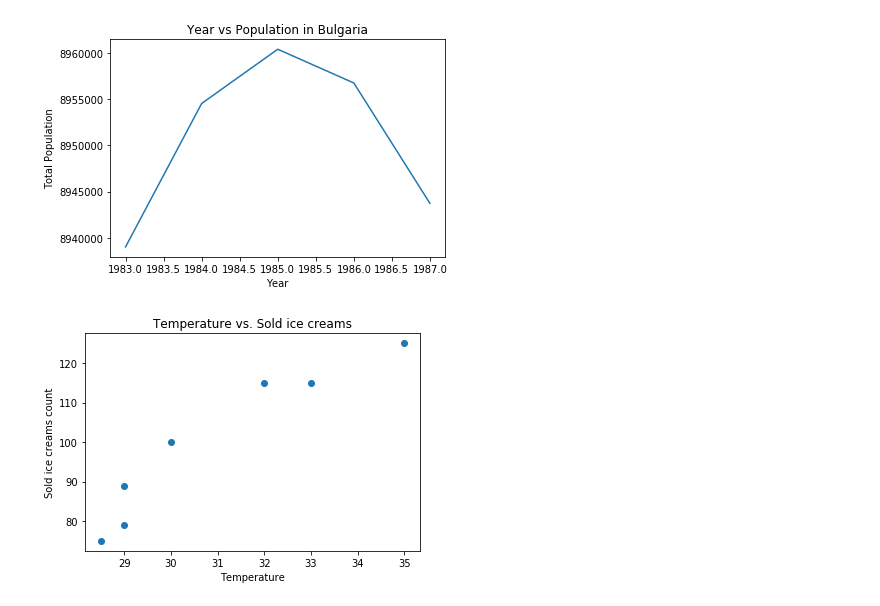
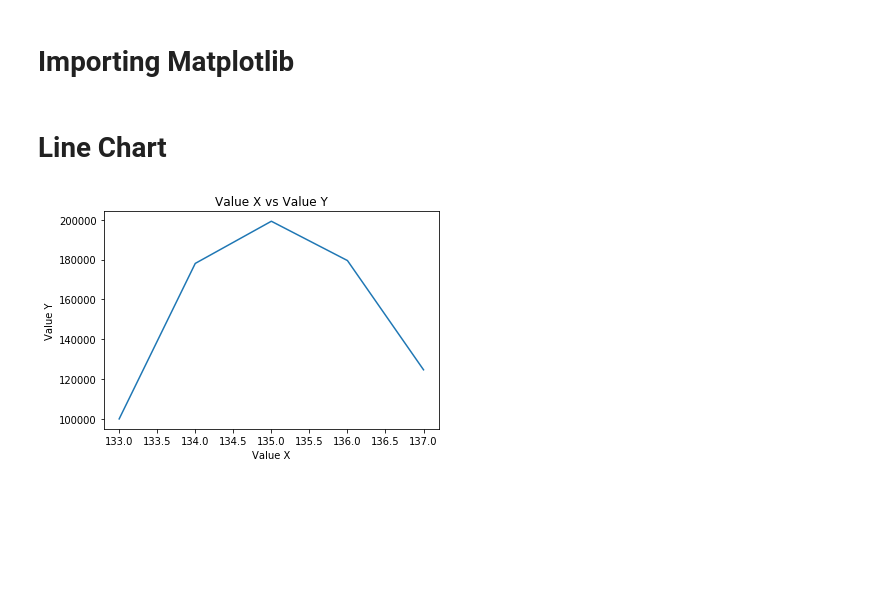
Before and after one commit to enriqueb721/100DaysOfMLCode, a Jupyter notebook: 1. Basic Tools/Getting Started Matplotlib.ipynb, the cells around one changed output. Cells and saved outputs as stored; diff of their text form; code cells hidden in the pictures; blank space fills up the shorter version.

```diff
--- a/1. Basic Tools/Getting Started Matplotlib.ipynb
+++ b/1. Basic Tools/Getting Started Matplotlib.ipynb
@@ -3,5 +3,7 @@
 Visit the official website of __Matplotlib__ for more content in __[this link](https://matplotlib.org)__
 <img src="https://matplotlib.org/_static/logo2.png"
 alt="matplotlib" title="Matplotlib" height="400" width="400" />
+# %% [markdown]
+# Importing Matplotlib
 # %%
 import matplotlib.pyplot as plt
@@ -8,22 +11,13 @@ import matplotlib.pyplot as plt
-# %%
-years = [1983, 1984, 1985, 1986, 1987]
-total_populations = [8939007, 8954518, 8960387, 8956741, 8943721]
-
-plt.plot(years, total_populations)
-plt.title("Year vs Population in Bulgaria")
-plt.xlabel("Year")
-plt.ylabel("Total Population")
-plt.show()
-# %% [output]
-[figure, removed]
-# %%
-temp = [30, 32, 33, 28.5, 35, 29, 29]
-ice_creams_count = [100, 115, 115, 75, 125, 79, 89]
-
-plt.scatter(temp, ice_creams_count)
-plt.title("Temperature vs. Sold ice creams")
-plt.xlabel("Temperature")
-plt.ylabel("Sold ice creams count")
-plt.show()
-# %% [output]
-[figure, removed]
+# %% [markdown]
+# Line Chart
+# %%
+value_x = [133, 134, 135, 136, 137]
+value_y = [100000, 178093, 199273, 179534, 124667]
+
+plt.plot(value_x, value_y)
+plt.title("Value X vs Value Y")
+plt.xlabel("Value X")
+plt.ylabel("Value Y")
+plt.show()
+# %% [output]
+[figure, added]
```
Also changed, not shown: parts of 17 cells of this notebook.
